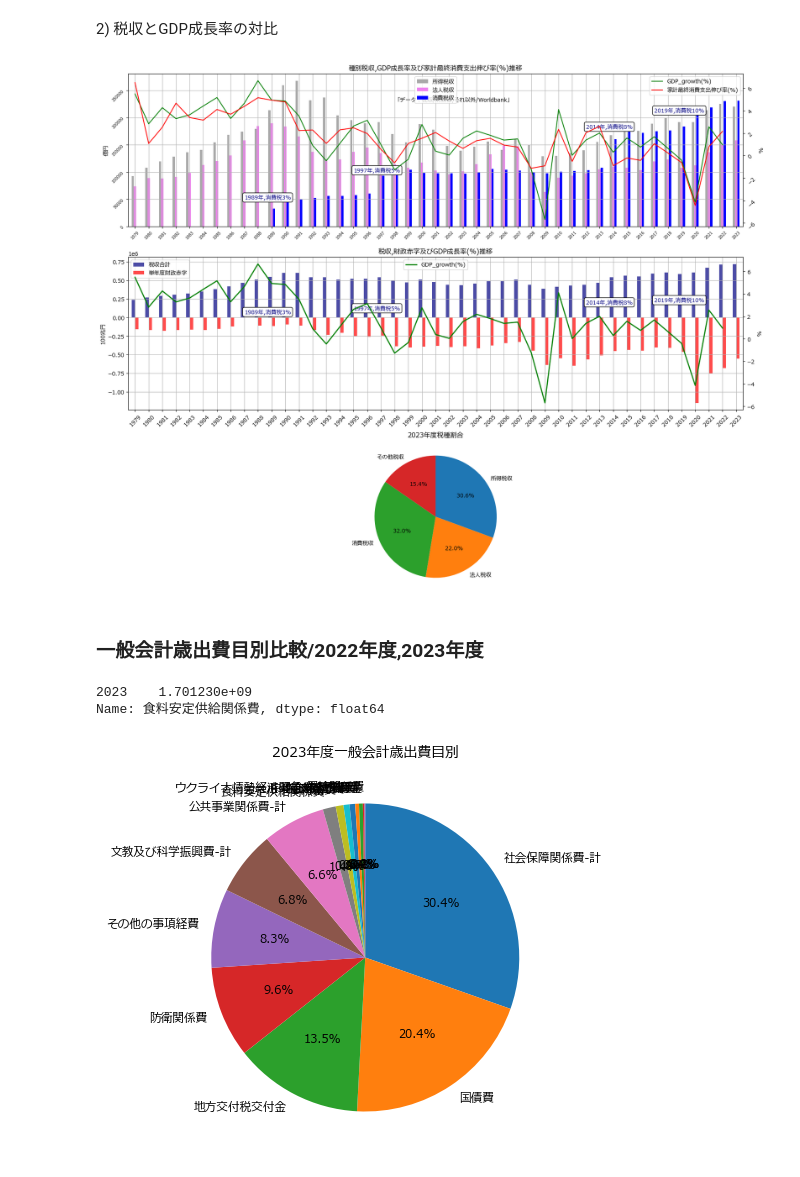
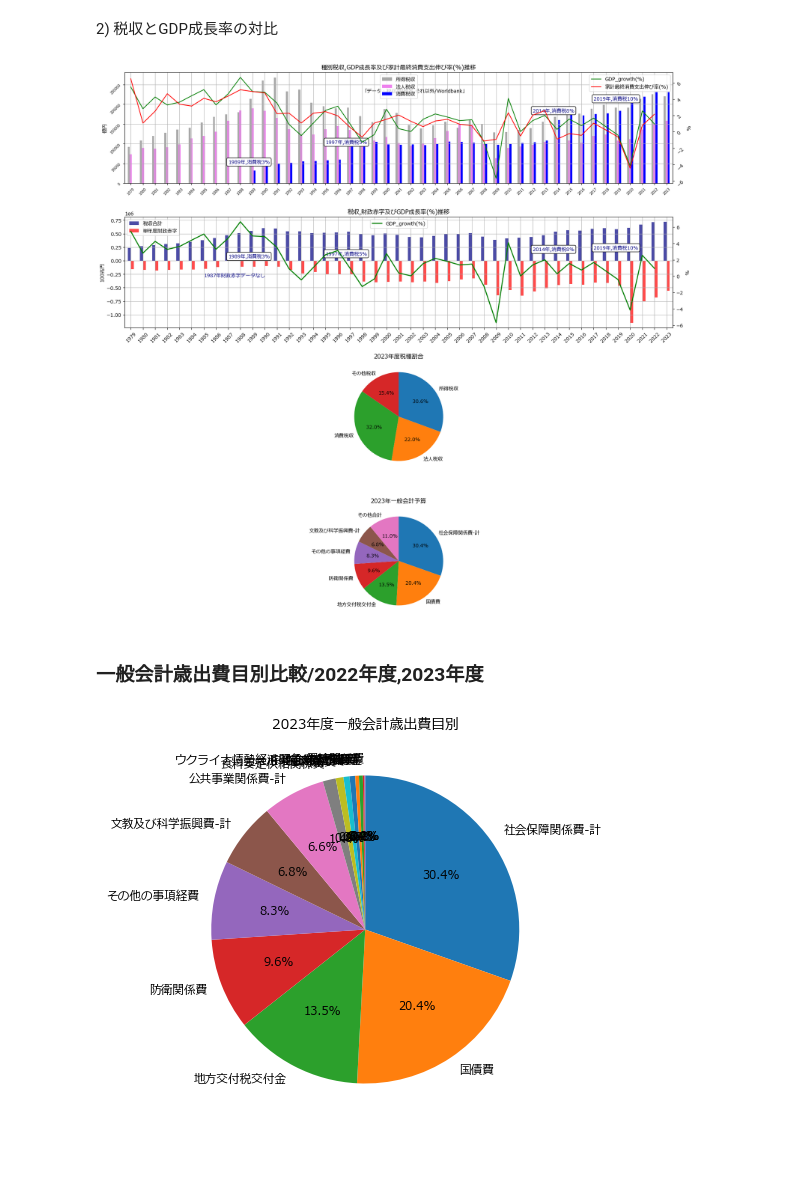
Before and after one commit to Pipikopimame/orbe_public2, a Jupyter notebook: 政府一般会計歳出.ipynb, the cells around one changed output. Saved outputs shown, nothing was run; the diff lists cells and outputs as text; code cells hidden in the pictures.

```diff
--- a/政府一般会計歳出.ipynb
+++ b/政府一般会計歳出.ipynb
@@ -185,7 +197,7 @@ Name: 2023, dtype: object
 # %% [markdown]
 <p>2) 税収とGDP成長率の対比</p>
 # %%
-fig,ax = plt.subplots(3,1,figsize=(20,17))
+fig,ax = plt.subplots(4,1,figsize=(20,20))
 
 ax[0].tick_params(axis='both',labelsize=7)
 ax2 = ax[0].twinx()
@@ -202,34 +214,57 @@ ax2.tick_params(axis='both',rotation=45)
 colors = ['darkgrey','violet','blue']
 colors2 = ['green','red']
 comp.iloc[0:,[1,2,3]].plot(ax=ax[0],kind='bar',color=colors)
 comp.iloc[0:,[5,6]].plot(ax=ax2,kind='line',color=colors2)
 #df12.iloc[0:,[0]].plot(ax=ax2,kind='line',color='green')
 ax[0].legend(loc='upper center',bbox_to_anchor=(0.5,1))
 ax[0].grid(True)
 ax[0].set_xticklabels(comp.index,rotation=45)
 
 colors3 = ['navy','red']
 comp.iloc[0:,[0,8]].plot(ax=ax[1],kind='bar',color=colors3,alpha=0.7)
 ax3 = ax[1].twinx()
 comp.iloc[0:,[5]].plot(ax=ax3,kind='line',color='green',linewidth=2)
 ax[1].annotate('1989年,消費税3%',xy=(8,32699),xytext=(8,50000),color='navy',bbox=dict(boxstyle='round',fc='white'))
 ax[1].annotate('1997年,消費税5%',xy=(16,99000),xytext=(16,100000),color='navy',bbox=dict(boxstyle='round',fc='white'))
 ax[1].annotate('2014年,消費税8%',xy=(33,160000),xytext=(33,180000),color='navy',bbox=dict(boxstyle='round',fc='white'))
 ax[1].annotate('2019年,消費税10%',xy=(38,200000),xytext=(38,210000),color='navy',bbox=dict(boxstyle='round',fc='white'))
+ax[1].annotate('1987年財政赤字データなし',xy=(7,-250000),xytext=(6,-300000),color='navy')
 ax[1].set_title('税収,財政赤字及びGDP成長率(%)推移')
 ax[1].grid(True)
 ax[1].set_xticklabels(comp.index,rotation=45)
 ax[1].set_ylabel('100兆円')
 ax3.set_ylabel('%')
 ax3.legend(loc='upper center',bbox_to_anchor=(0.5,1))
 
 comp.iloc[44,[1,2,3,4]].plot(ax=ax[2],kind='pie',startangle=90,counterclock=False,autopct='%1.1f%%')
 ax[2].set_title('2023年度税種割合')
 ax[2].axis('off')
+
+df1 = pd.DataFrame({'大費目':df9.loc[0:14,'大費目'],'2022':df9.loc[0:14,'合計']})
+df2 = pd.DataFrame({'大費目':df9.loc[14:,'大費目'],'2023':df9.loc[14:,'合計']})
+df3 = df1.merge(df2,on='大費目',how='outer')
+df3['%'] = round(df3['2023']/df3['2022']*100,2)
+df3.sort_values(by=['2023'],ascending=False,inplace=True)
+df3.reset_index(drop=True,inplace=True)
+df3.drop(index=0,inplace=True)
+df3.set_index('大費目',inplace=True)
+#df3['Variace(%)'] = round(df3['2023']/df3['2022']*100,2)
+df4 = df3.drop(columns=['2022','%'])
+df4.sort_values(by='2023',ascending=False,inplace=True)
+df5 = df4.iloc[:6]
+others = df4.iloc[6:].sum()
+df6 = pd.DataFrame({'2023':others})
+df6.rename(index={'2023':'その他合計'},inplace=True)
+df7 = pd.concat([df5,df6])
+
+df7.plot(subplots=True,ax=ax[3],kind='pie',startangle=90,counterclock=False,autopct='%1.1f%%',legend=False)
+ax[3].set_title('2023年一般会計予算')
+ax[3].axis('off')
+plt.subplots_adjust(hspace=0.3)
 fig.show()
 plt.savefig('tax.png')
 # %% [output]
-[figure, old version]
+[figure, new version]
 # %% [markdown]
 <h3>一般会計歳出費目別比較/2022年度,2023年度</h3>
 # %%
@@ -245,10 +280,6 @@ df3.set_index('大費目',inplace=True)
 df4 = df3.drop(columns=['2022','%'])
 df4.sort_values(by='2023',ascending=False,inplace=True)
 other = df4.iloc[8:,[0]].sum()
-df4
-# %% [output]
-2023    1.701230e+09
-Name: 食料安定供給関係費, dtype: float64
 # %%
 fig, ax = plt.subplots(1,1,figsize=(10,5))
 df4.plot(subplots=True,ax=ax,kind='pie',startangle=90,counterclock=False,autopct='%1.1f%%',legend=False,textprops={'size':'smaller'})
```
Also changed, not shown: parts of 3 cells of this notebook.
